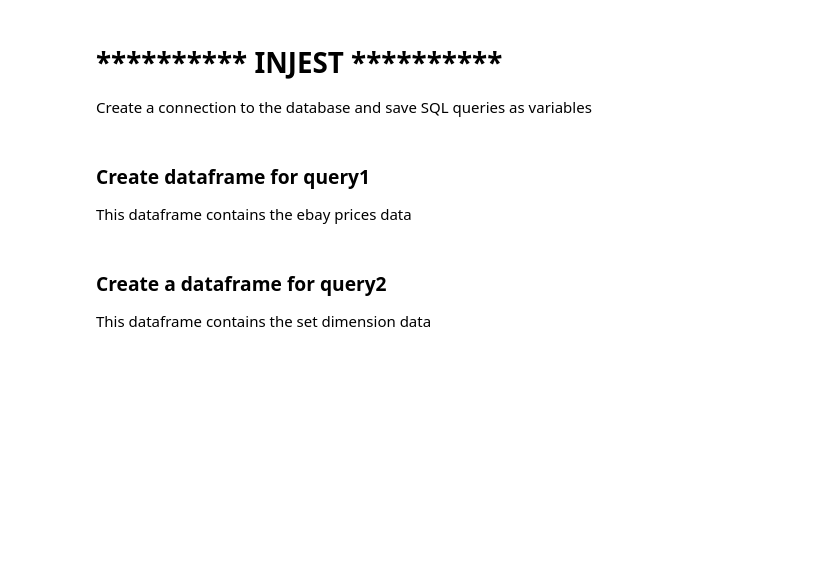
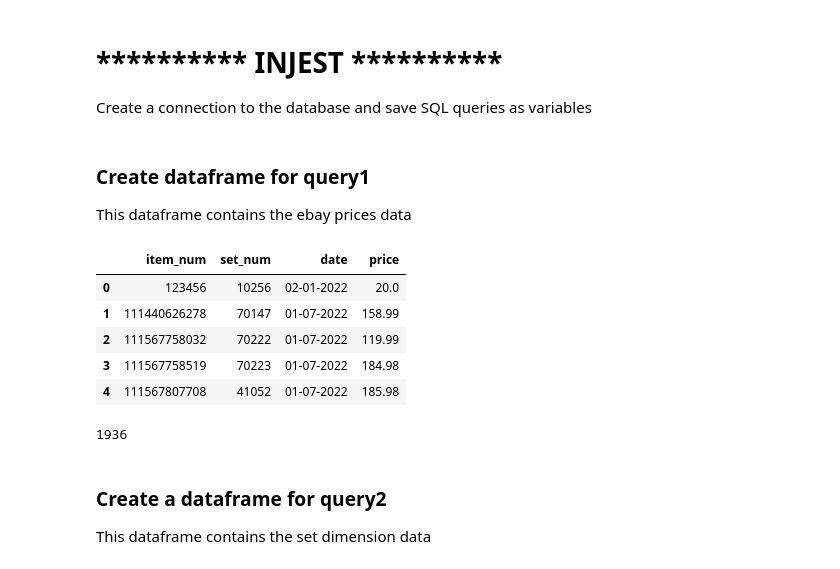
Before and after one commit to 33GuessSo88/EbayLegoWebscrape, a Jupyter notebook: Data Analysis/Lego_Data_Analysis.ipynb, the cells around one changed output. Drawn from its saved outputs; the diff is of its cells as text; code cells hidden in the pictures; blank space fills up the shorter version.

```diff
--- a/Data Analysis/Lego_Data_Analysis.ipynb
+++ b/Data Analysis/Lego_Data_Analysis.ipynb
@@ -25,11 +25,23 @@ This dataframe contains the ebay prices data
 # %%
 df = pd.read_sql_query(query1, connection)
 # df.head()
+# %%
+df.head()
+# %% [output]
+|  | item_num | set_num | date | price |
+| 0 | 123456 | 10256 | 02-01-2022 | 20.0 |
+| 1 | 111440626278 | 70147 | 01-07-2022 | 158.99 |
+| 2 | 111567758032 | 70222 | 01-07-2022 | 119.99 |
+| 3 | 111567758519 | 70223 | 01-07-2022 | 184.98 |
+| 4 | 111567807708 | 41052 | 01-07-2022 | 185.98 |
 # %%
 # df.info()
 # %%
 # find how many unique set_num there are
 num_of_sets = len(pd.unique(df['set_num']))
+print(num_of_sets)
+# %% [output]
+1936
 # %% [markdown]
 ### Create a dataframe for query2
 This dataframe contains the set dimension data
```
Also changed, not shown: parts of 21 cells of this notebook, 1 other file.
